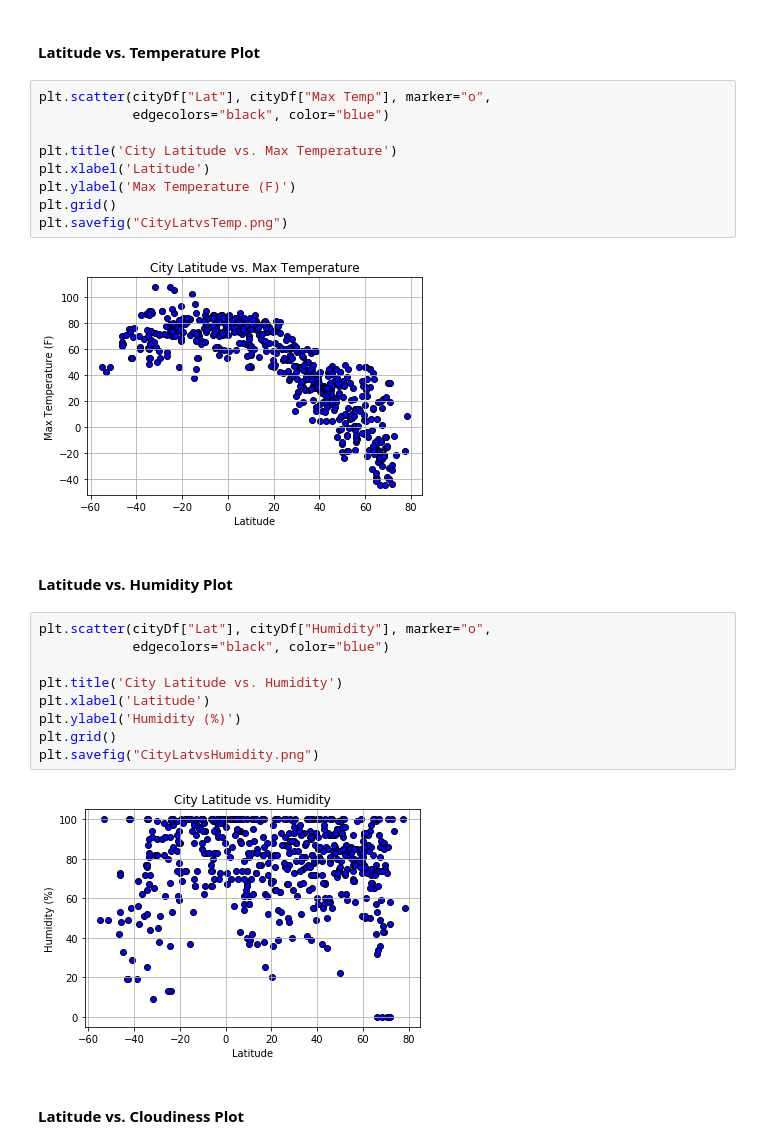
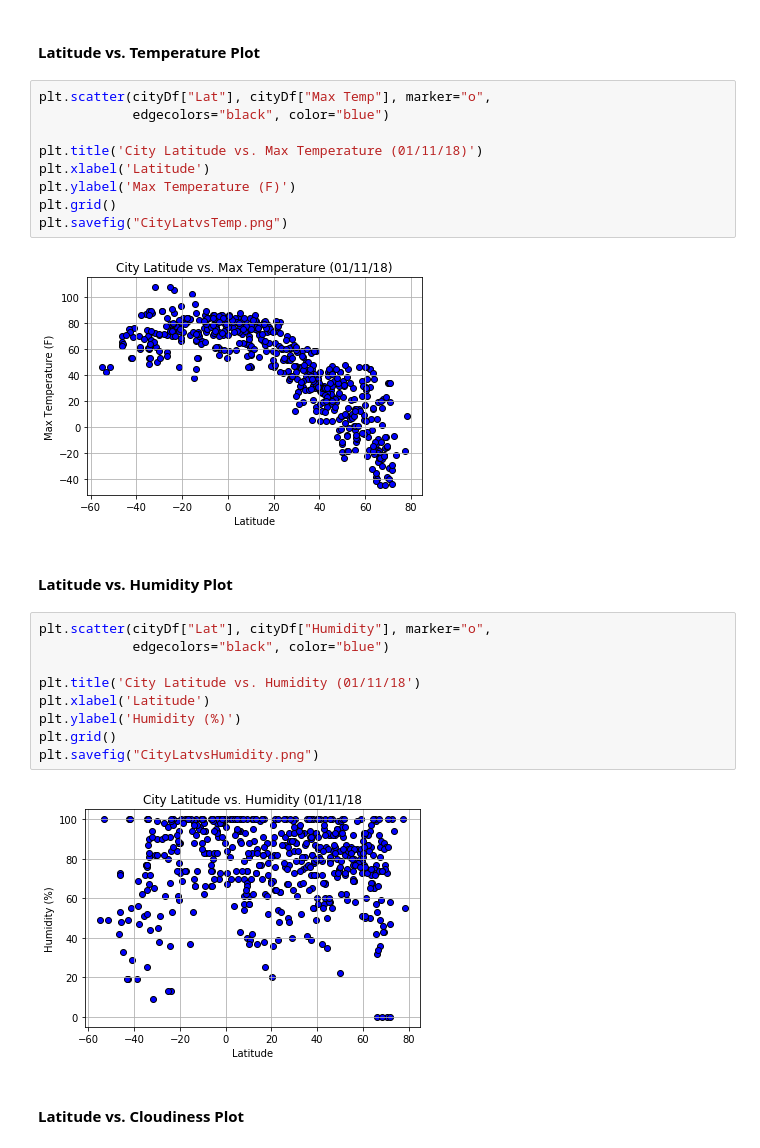
Before and after one commit to pettewayshade/weatherpy-api, a Jupyter notebook: WeatherPy.ipynb, the cells around one changed output. Saved outputs shown, nothing was run; the diff lists cells and outputs as text.

Commit message:
Added dates to plot titles

```diff
--- a/WeatherPy.ipynb
+++ b/WeatherPy.ipynb
@@ -170,27 +170,27 @@ cityDf.head(5)
 # %%
 plt.scatter(cityDf["Lat"], cityDf["Max Temp"], marker="o",
             edgecolors="black", color="blue")
 
-plt.title('City Latitude vs. Max Temperature')
+plt.title('City Latitude vs. Max Temperature (01/11/18)')
 plt.xlabel('Latitude')
 plt.ylabel('Max Temperature (F)')
 plt.grid()
 plt.savefig("CityLatvsTemp.png")
 # %% [output]
-[figure, old version]
+[figure, new version]
 # %% [markdown]
 #### Latitude vs. Humidity Plot
 # %%
 plt.scatter(cityDf["Lat"], cityDf["Humidity"], marker="o",
             edgecolors="black", color="blue")
 
-plt.title('City Latitude vs. Humidity')
+plt.title('City Latitude vs. Humidity (01/11/18')
 plt.xlabel('Latitude')
 plt.ylabel('Humidity (%)')
 plt.grid()
 plt.savefig("CityLatvsHumidity.png")
 # %% [output]
-[figure, old version]
+[figure, new version]
 # %% [markdown]
 #### Latitude vs. Cloudiness Plot
 # %%
```
Also changed, not shown: parts of 3 cells of this notebook, 5 other files.
